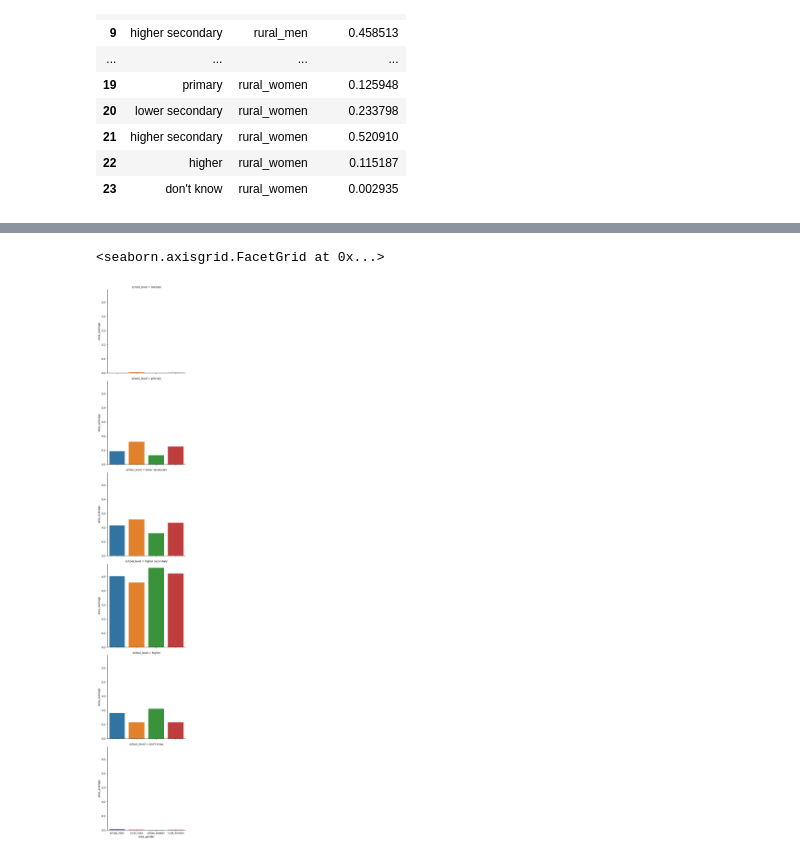
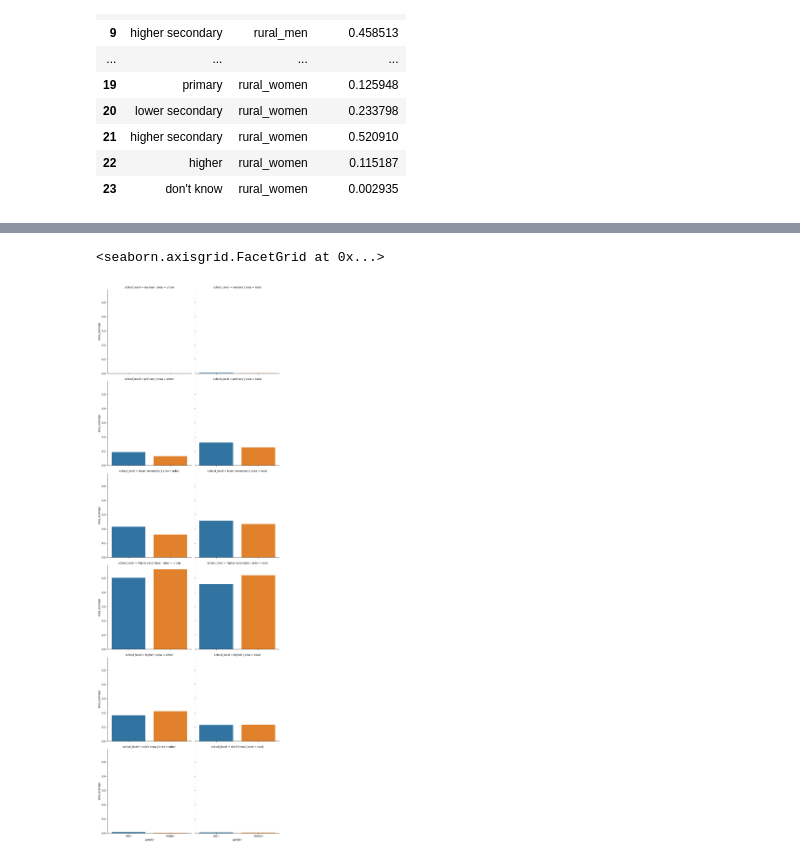
Before and after one commit to simeonachester/bos_data_competition_2023, a Jupyter notebook: MICS6_2023_Stats-Day-Competition/education_analysis/men_women_attendance.ipynb, the cells around one changed output, grey strips where cells are left out. Saved outputs shown, nothing was run; the diff lists cells and outputs as text; code cells hidden in the pictures.

Commit message:
updated discussion in report and made new graph for averages

```diff
--- a/MICS6_2023_Stats-Day-Competition/education_analysis/men_women_attendance.ipynb
+++ b/MICS6_2023_Stats-Day-Competition/education_analysis/men_women_attendance.ipynb
@@ -60,3 +60,9 @@ final_df
 | 21 | higher secondary | rural_women | 0.520910 |
 | 22 | higher | rural_women | 0.115187 |
 | 23 | don't know | rural_women | 0.002935 |
+# %%
+final_df["area"] = final_df.apply(
+    lambda x: x["area_gender"].split("_")[0], axis=1)
+final_df["gender"] = final_df.apply(
+    lambda x: x["area_gender"].split("_")[1], axis=1)
+final_df
@@ -63,11 +87,12 @@ final_df
 # %%
 sns.catplot(
     data=final_df,
-    row="area_gender",
+    col="area",
+    row="school_level",
     y="area_average",
-    x="school_level",
-    kind="bar"
+    x="gender",
+    kind="bar",
 )
 # %% [output]
 <seaborn.axisgrid.FacetGrid at 0x...>
-[figure, old version]
+[figure, new version]
```
Also changed, not shown: parts of 2 cells of this notebook, 10 other files.
